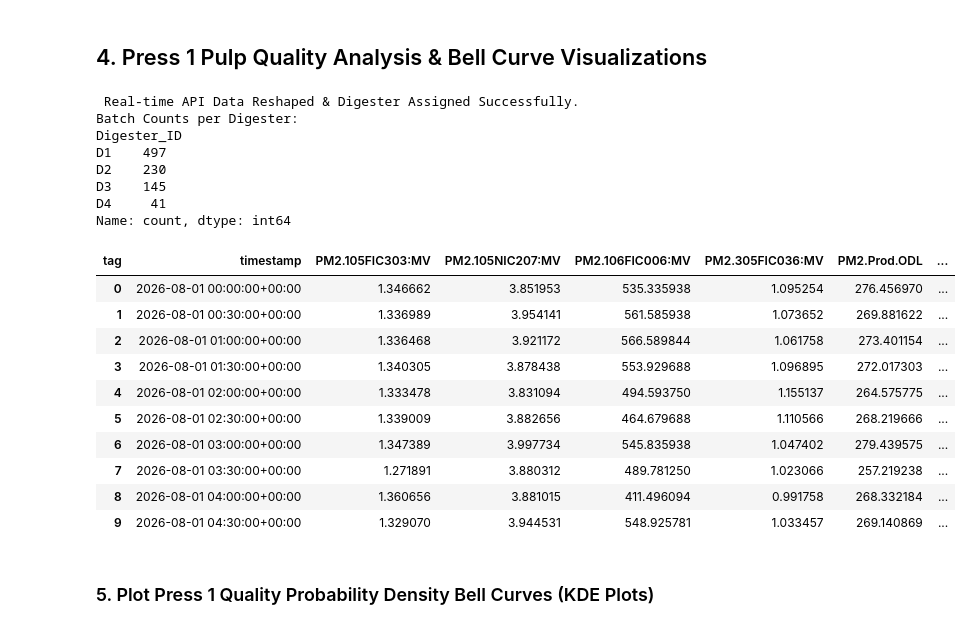
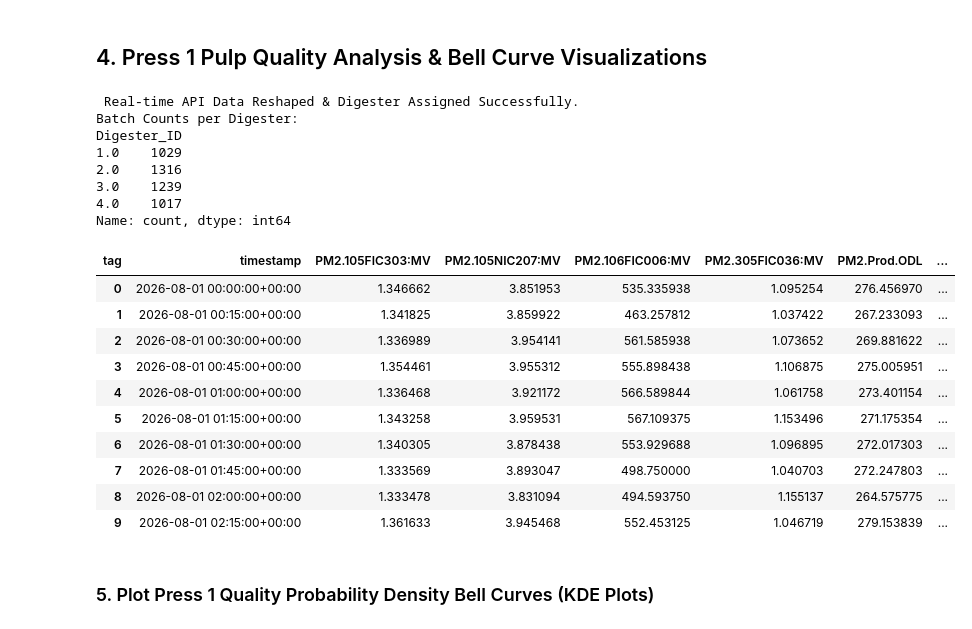
Before and after one commit to chinnput/dp-cooking-odl-analyzer, a Jupyter notebook: DP Cooking ODL Analyzer/Lab_Analysis/realtime_pi_press1_analysis.ipynb, the cells around one changed output. Saved outputs shown, nothing was run; the diff lists cells and outputs as text; code cells hidden in the pictures.

```diff
--- a/DP Cooking ODL Analyzer/Lab_Analysis/realtime_pi_press1_analysis.ipynb
+++ b/DP Cooking ODL Analyzer/Lab_Analysis/realtime_pi_press1_analysis.ipynb
@@ -48,8 +48,15 @@ TAGS = [
 
 # Time range settings
 START_TIME = "2026-08-01 00:00:00"
-END_TIME = "2026-08-20 00:00:00"
-INTERVAL = "30m"
+END_TIME = "2026-10-01 00:00:00"
+INTERVAL = "15m"
+
+# Real quality SOP limits (Lower, Upper) — single source of truth used across all cells
+LAB_SOP_LIMITS = {
+    "PULP-LINE2-KAPPA-PRESS1": (7.5, 8.5),
+    "PULP-LINE2-VISCOSITY-PRESS1": (680, 710),
+    "PULP-LINE2-BRIGHTNESS-PRESS1": (37, 40),
+}
 
 print(f"Target Endpoint : {MI_CUBE_API_URL}")
 print(f"Total Tags      : {len(TAGS)}")
@@ -166,19 +173,20 @@ if 'df_long' in locals() and not df_long.empty:
         if col != time_col:
             df_wide[col] = pd.to_numeric(df_wide[col], errors='coerce')
 
-    # 4. Map Active Digester (D1 - D4)
+    # 4. Map Active Digester (1 - 4)
     status_cols = {
-        'D1': 'PPPC_DP_Cooking.B1_Discharge_FinalTime_Press1_Status',
-        'D2': 'PPPC_DP_Cooking.B2_Discharge_FinalTime_Press1_Status',
-        'D3': 'PPPC_DP_Cooking.B3_Discharge_FinalTime_Press1_Status',
-        'D4': 'PPPC_DP_Cooking.B4_Discharge_FinalTime_Press1_Status'
+        1: 'PPPC_DP_Cooking.B1_Discharge_FinalTime_Press1_Status',
+        2: 'PPPC_DP_Cooking.B2_Discharge_FinalTime_Press1_Status',
+        3: 'PPPC_DP_Cooking.B3_Discharge_FinalTime_Press1_Status',
+        4: 'PPPC_DP_Cooking.B4_Discharge_FinalTime_Press1_Status'
     }
 
     def get_active_digester(row):
-        for dig, col in status_cols.items():
-            if col in row and row[col] > 0:
-                return dig
-        return 'D1'  # Default fallback
+        # Status must equal its own digester number exactly (B1 == 1, B2 == 2, ...)
+        matches = [dig_id for dig_id, col in status_cols.items() if col in row and row[col] == dig_id]
+        if len(matches) == 1:
+            return matches[0]
+        return np.nan  # NaN if no digester matches, or more than one (cannot tell which)
 
     df_wide['Digester_ID'] = df_wide.apply(get_active_digester, axis=1)
 
@@ -186,49 +194,50 @@ if 'df_long' in locals() and not df_long.empty:
     wl_tag = "PM2.105FIC303:MV"
     steam_tag = "PM2.305FIC036:MV"
     prod_tag = "PM2.Prod.ODL"
 
     if prod_tag in df_wide.columns:
         temp_prod = df_wide[prod_tag].copy()
         temp_prod[temp_prod <= 0] = np.nan
 
         if wl_tag in df_wide.columns:
             df_wide['Specific WHLiqu Consumption (m3_ADT)'] = 24.0 * df_wide[wl_tag] / temp_prod
         if steam_tag in df_wide.columns:
             df_wide['Specific Steam Consumption (t_ADT)'] = 24.0 * df_wide[steam_tag] / temp_prod
 
     print(" Real-time API Data Reshaped & Digester Assigned Successfully.")
     print("Batch Counts per Digester:")
-    print(df_wide['Digester_ID'].value_counts())
+    print(df_wide['Digester_ID'].value_counts().sort_index())
     display(df_wide.head(10))
 else:
     # Fallback to local clustered batch signatures for demonstration
     print(" Loading local dataset `df_clustered_batches.xlsx` for Press 1 Quality Analysis...")
     df_wide = pd.read_excel('df_clustered_batches.xlsx')
+    # Ensure Digester_ID is numeric for fallback data
     if 'Digester_ID' in df_wide.columns:
-        df_wide['Digester_ID'] = df_wide['Digester_ID'].apply(lambda x: f"D{int(x)}" if isinstance(x, (int, float)) else str(x))
+        df_wide['Digester_ID'] = pd.to_numeric(df_wide['Digester_ID'], errors='coerce')
     print(f"Loaded {len(df_wide)} records.")
     print("Batch Counts per Digester:")
-    print(df_wide['Digester_ID'].value_counts())
+    print(df_wide['Digester_ID'].value_counts().sort_index())
 # %% [output]
  Real-time API Data Reshaped & Digester Assigned Successfully.
 Batch Counts per Digester:
 Digester_ID
-D1    497
-D2    230
-D3    145
-D4     41
+1.0    1029
+2.0    1316
+3.0    1239
+4.0    1017
 Name: count, dtype: int64
 | tag | timestamp | PM2.105FIC303:MV | PM2.105NIC207:MV | PM2.106FIC006:MV | PM2.305FIC036:MV | PM2.Prod.ODL | ... |
 | 0 | 2026-08-01 00:00:00+00:00 | 1.346662 | 3.851953 | 535.335938 | 1.095254 | 276.456970 | ... |
-| 1 | 2026-08-01 00:30:00+00:00 | 1.336989 | 3.954141 | 561.585938 | 1.073652 | 269.881622 | ... |
-| 2 | 2026-08-01 01:00:00+00:00 | 1.336468 | 3.921172 | 566.589844 | 1.061758 | 273.401154 | ... |
-| 3 | 2026-08-01 01:30:00+00:00 | 1.340305 | 3.878438 | 553.929688 | 1.096895 | 272.017303 | ... |
-| 4 | 2026-08-01 02:00:00+00:00 | 1.333478 | 3.831094 | 494.593750 | 1.155137 | 264.575775 | ... |
-| 5 | 2026-08-01 02:30:00+00:00 | 1.339009 | 3.882656 | 464.679688 | 1.110566 | 268.219666 | ... |
-| 6 | 2026-08-01 03:00:00+00:00 | 1.347389 | 3.997734 | 545.835938 | 1.047402 | 279.439575 | ... |
-| 7 | 2026-08-01 03:30:00+00:00 | 1.271891 | 3.880312 | 489.781250 | 1.023066 | 257.219238 | ... |
-| 8 | 2026-08-01 04:00:00+00:00 | 1.360656 | 3.881015 | 411.496094 | 0.991758 | 268.332184 | ... |
-| 9 | 2026-08-01 04:30:00+00:00 | 1.329070 | 3.944531 | 548.925781 | 1.033457 | 269.140869 | ... |
+| 1 | 2026-08-01 00:15:00+00:00 | 1.341825 | 3.859922 | 463.257812 | 1.037422 | 267.233093 | ... |
+| 2 | 2026-08-01 00:30:00+00:00 | 1.336989 | 3.954141 | 561.585938 | 1.073652 | 269.881622 | ... |
+| 3 | 2026-08-01 00:45:00+00:00 | 1.354461 | 3.955312 | 555.898438 | 1.106875 | 275.005951 | ... |
+| 4 | 2026-08-01 01:00:00+00:00 | 1.336468 | 3.921172 | 566.589844 | 1.061758 | 273.401154 | ... |
+| 5 | 2026-08-01 01:15:00+00:00 | 1.343258 | 3.959531 | 567.109375 | 1.153496 | 271.175354 | ... |
+| 6 | 2026-08-01 01:30:00+00:00 | 1.340305 | 3.878438 | 553.929688 | 1.096895 | 272.017303 | ... |
+| 7 | 2026-08-01 01:45:00+00:00 | 1.333569 | 3.893047 | 498.750000 | 1.040703 | 272.247803 | ... |
+| 8 | 2026-08-01 02:00:00+00:00 | 1.333478 | 3.831094 | 494.593750 | 1.155137 | 264.575775 | ... |
+| 9 | 2026-08-01 02:15:00+00:00 | 1.361633 | 3.945468 | 552.453125 | 1.046719 | 279.153839 | ... |
 # %% [markdown]
 ### 5. Plot Press 1 Quality Probability Density Bell Curves (KDE Plots)
 # %%
```
Also changed, not shown: parts of 27 cells of this notebook, 1 other file.
